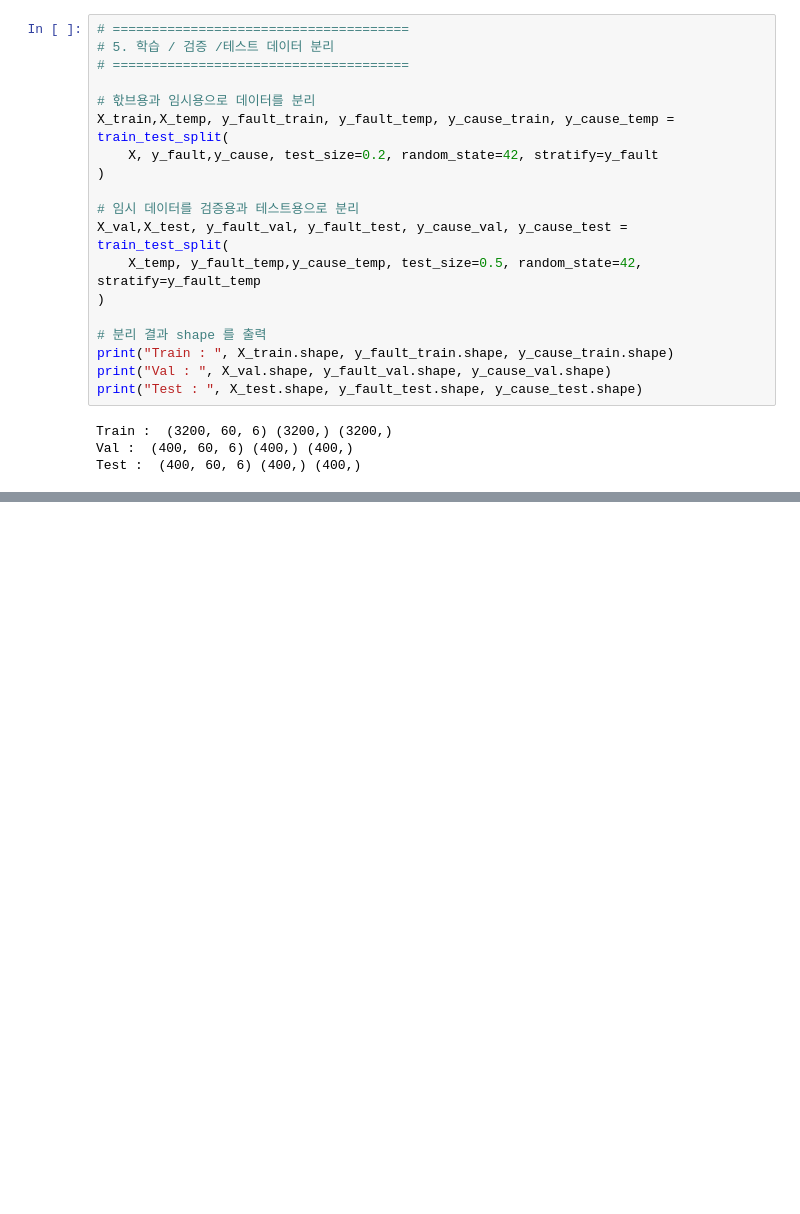
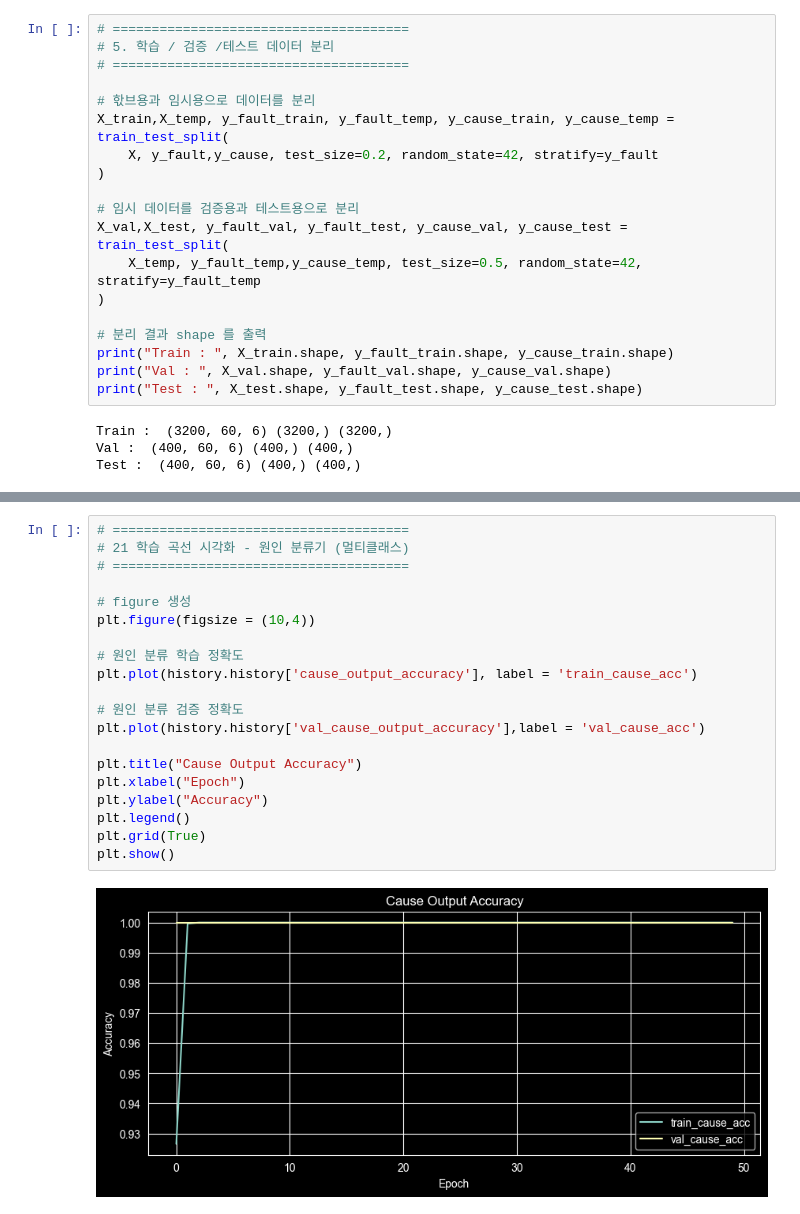
Before and after one commit to leon4study/workspace, a Jupyter notebook: day9/설비고장 사전예측+품질원인분류 멀티태스크 모델 실습.ipynb, the cells around one changed output, grey strips where cells are left out. Drawn from its saved outputs; the diff is of its cells as text; blank space fills up the shorter version.

```diff
--- a/day9/설비고장 사전예측+품질원인분류 멀티태스크 모델 실습.ipynb
+++ b/day9/설비고장 사전예측+품질원인분류 멀티태스크 모델 실습.ipynb
@@ -292,0 +811,22 @@ X_train_2d = X_train.reshape(-1, n_features)
+# %%
+# ======================================
+# 21 학습 곡선 시각화 - 원인 분류기 (멀티클래스)
+# ======================================
+
+# figure 생성
+plt.figure(figsize = (10,4))
+
+# 원인 분류 학습 정확도
+plt.plot(history.history['cause_output_accuracy'], label = 'train_cause_acc')
+
+# 원인 분류 검증 정확도
+plt.plot(history.history['val_cause_output_accuracy'],label = 'val_cause_acc')
+
+plt.title("Cause Output Accuracy")
+plt.xlabel("Epoch")
+plt.ylabel("Accuracy")
+plt.legend()
+plt.grid(True)
+plt.show()
+# %% [output]
+[figure, added]
```
Also changed, not shown: parts of 26 cells of this notebook, 8 other files.
